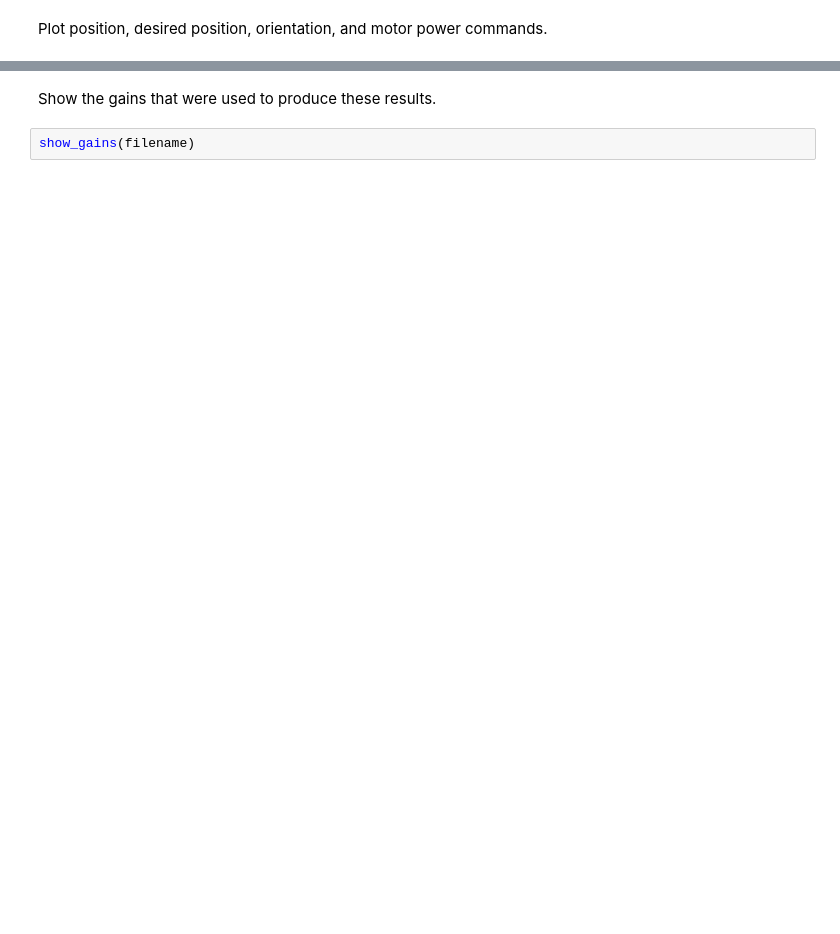
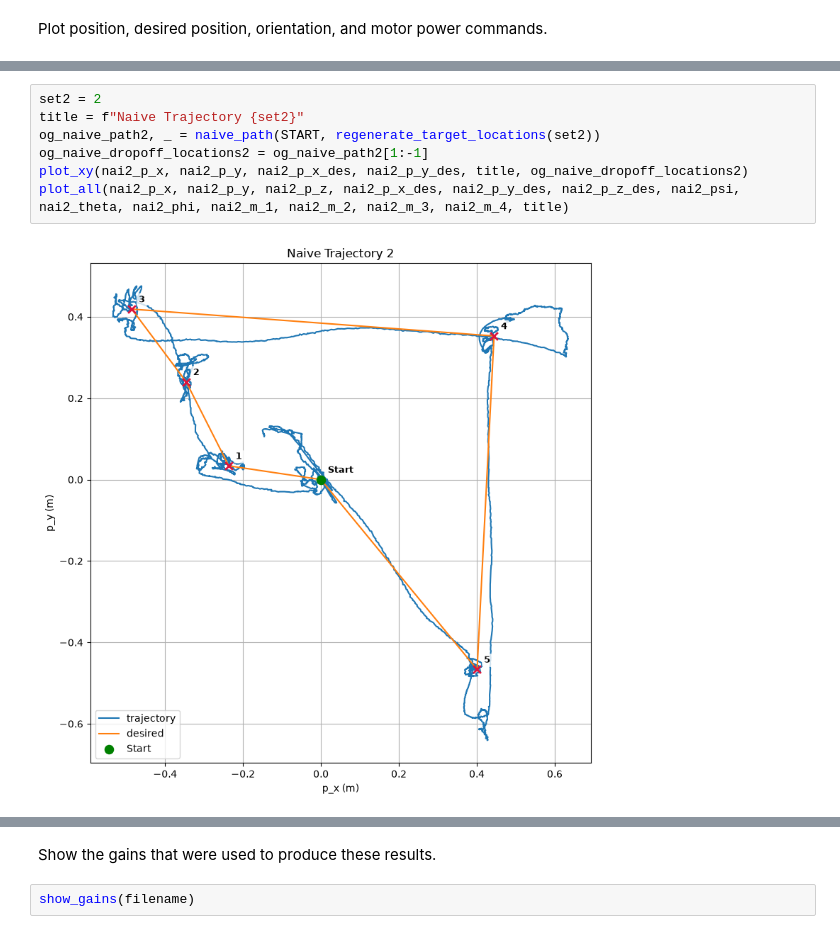
Before and after one commit to dssong2/crazyflie-client, a Jupyter notebook: project/milestone2/custom_controller.ipynb, the cells around one changed output, grey strips where cells are left out. Drawn from its saved outputs; the diff is of its cells as text; blank space fills up the shorter version.

```diff
--- a/project/milestone2/custom_controller.ipynb
+++ b/project/milestone2/custom_controller.ipynb
@@ -700,0 +811,9 @@ plt.show()
+# %%
+set2 = 2
+title = f"Naive Trajectory {set2}"
+og_naive_path2, _ = naive_path(START, regenerate_target_locations(set2))
+og_naive_dropoff_locations2 = og_naive_path2[1:-1]
+plot_xy(nai2_p_x, nai2_p_y, nai2_p_x_des, nai2_p_y_des, title, og_naive_dropoff_locations2)
+plot_all(nai2_p_x, nai2_p_y, nai2_p_z, nai2_p_x_des, nai2_p_y_des, nai2_p_z_des, nai2_psi, nai2_theta, nai2_phi, nai2_m_1, nai2_m_2, nai2_m_3, nai2_m_4, title)
+# %% [output]
+[figure, added]
```
Also changed, not shown: parts of 20 cells of this notebook, 1 other file.
